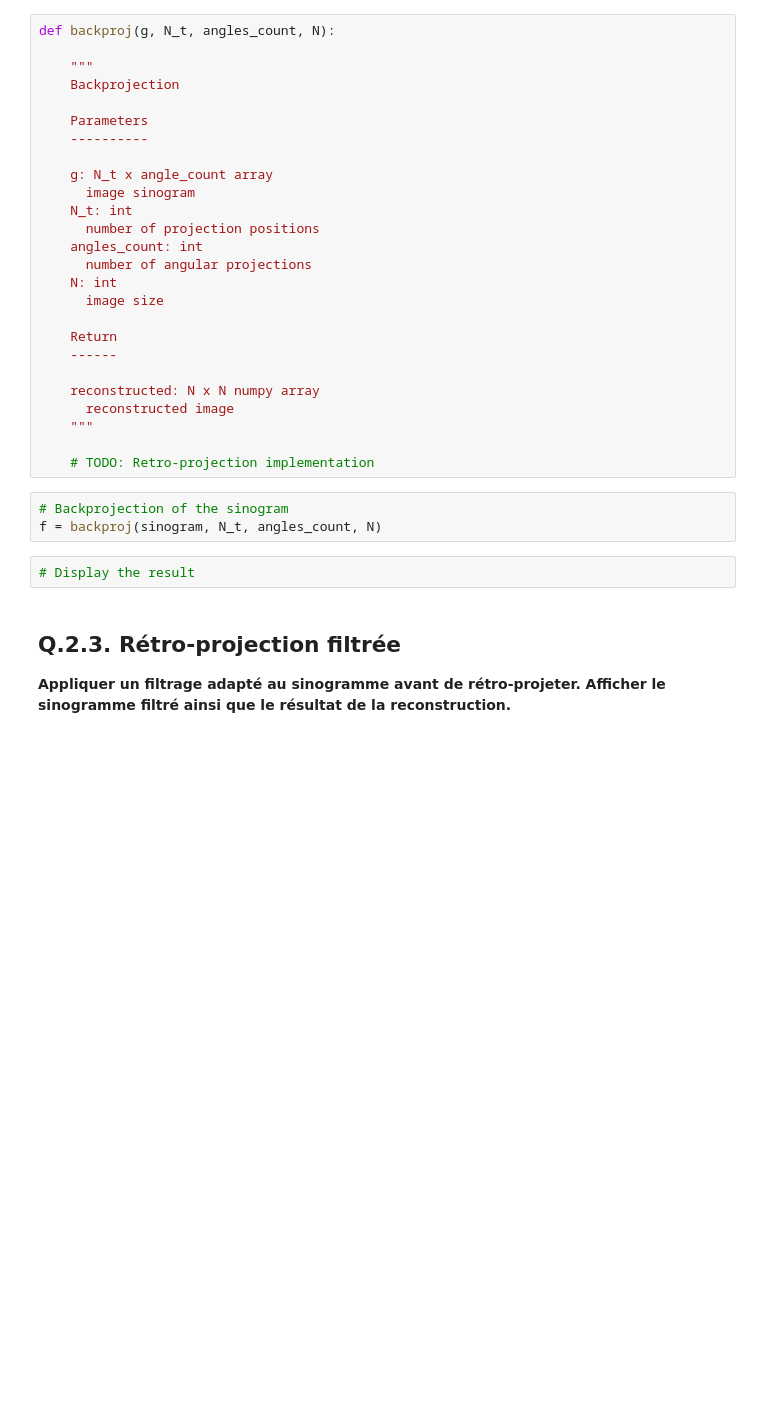
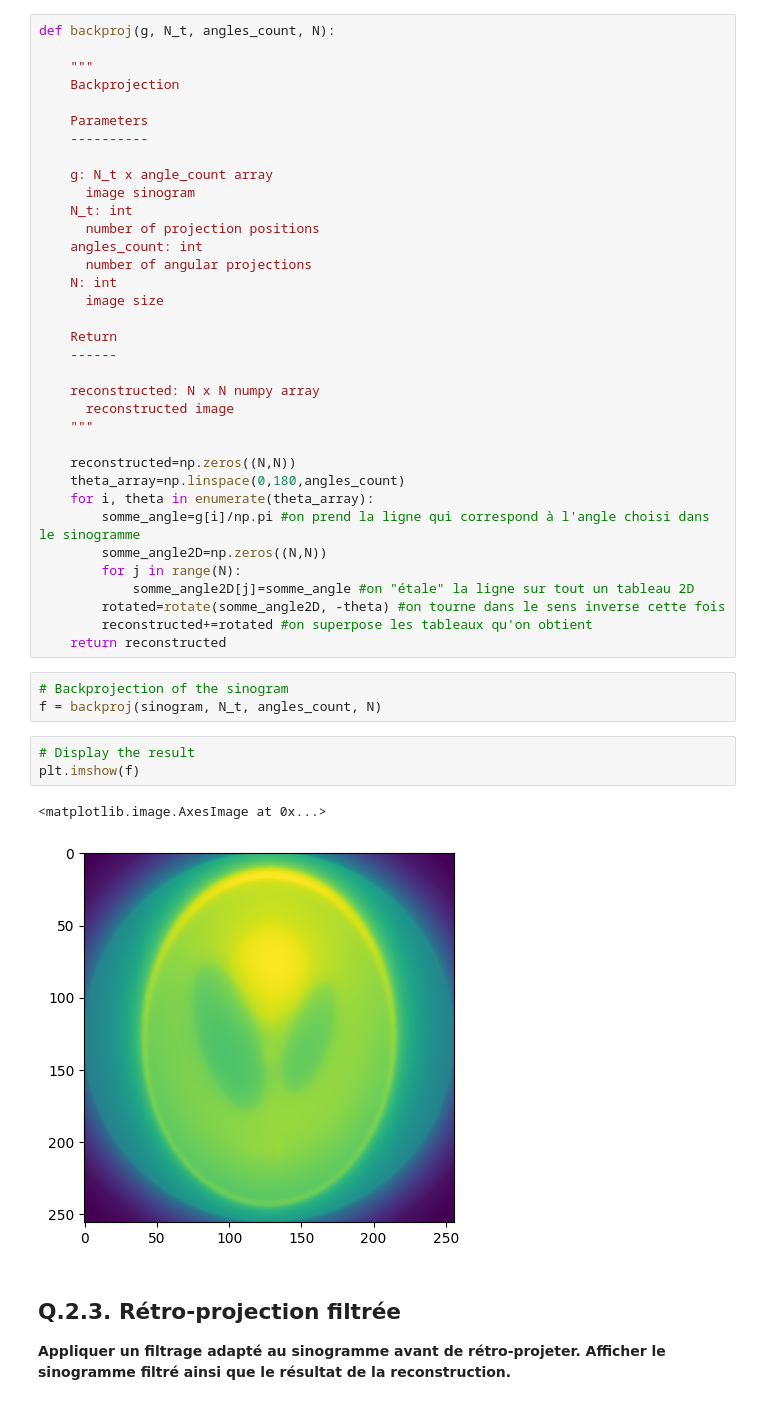
Before and after one commit to anaiscorbiere03/projet_maths, a Jupyter notebook: X-Ray Tomography.ipynb, the cells around one changed output. Drawn from its saved outputs; the diff is of its cells as text; blank space fills up the shorter version.

```diff
--- a/X-Ray Tomography.ipynb
+++ b/X-Ray Tomography.ipynb
@@ -105,12 +103,25 @@ def backproj(g, N_t, angles_count, N):
       reconstructed image
     """
 
-    # TODO: Retro-projection implementation
+    reconstructed=np.zeros((N,N))
+    theta_array=np.linspace(0,180,angles_count)
+    for i, theta in enumerate(theta_array):
+        somme_angle=g[i]/np.pi #on prend la ligne qui correspond à l'angle choisi dans le sinogramme
+        somme_angle2D=np.zeros((N,N))
+        for j in range(N):
+            somme_angle2D[j]=somme_angle #on "étale" la ligne sur tout un tableau 2D
+        rotated=rotate(somme_angle2D, -theta) #on tourne dans le sens inverse cette fois
+        reconstructed+=rotated #on superpose les tableaux qu'on obtient
+    return reconstructed
 # %%
 # Backprojection of the sinogram
 f = backproj(sinogram, N_t, angles_count, N)
 # %%
 # Display the result
+plt.imshow(f)
+# %% [output]
+<matplotlib.image.AxesImage at 0x...>
+[figure, added]
 # %% [markdown]
 ##  Q.2.3. Rétro-projection filtrée
 
```
Also changed, not shown: parts of 2 cells of this notebook.
